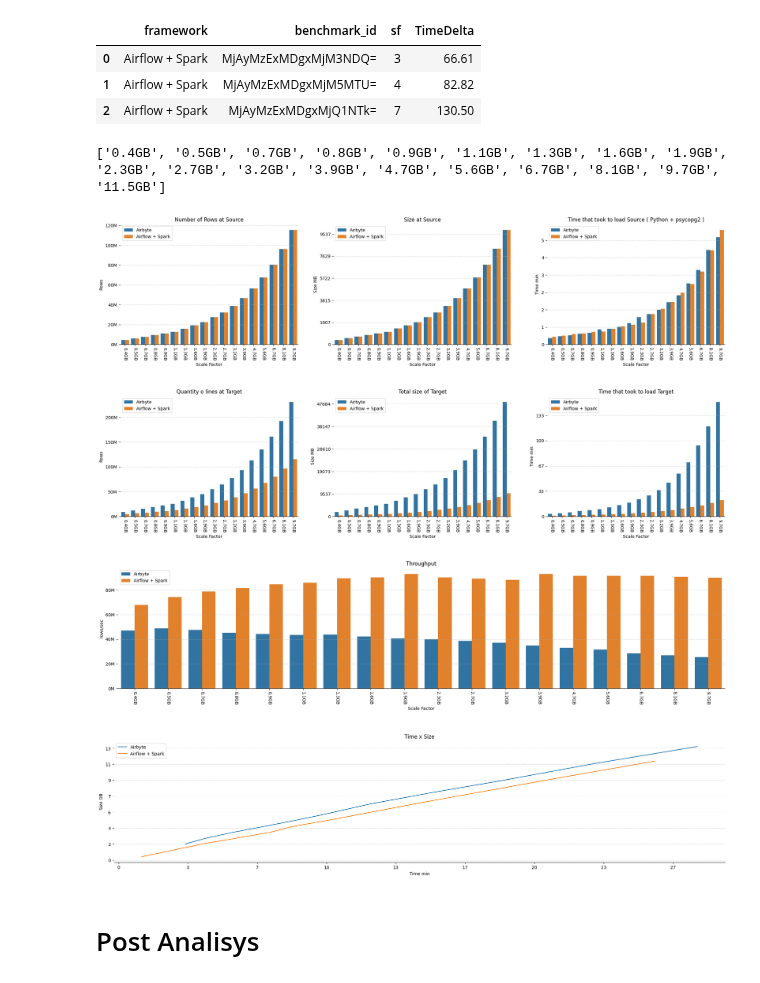
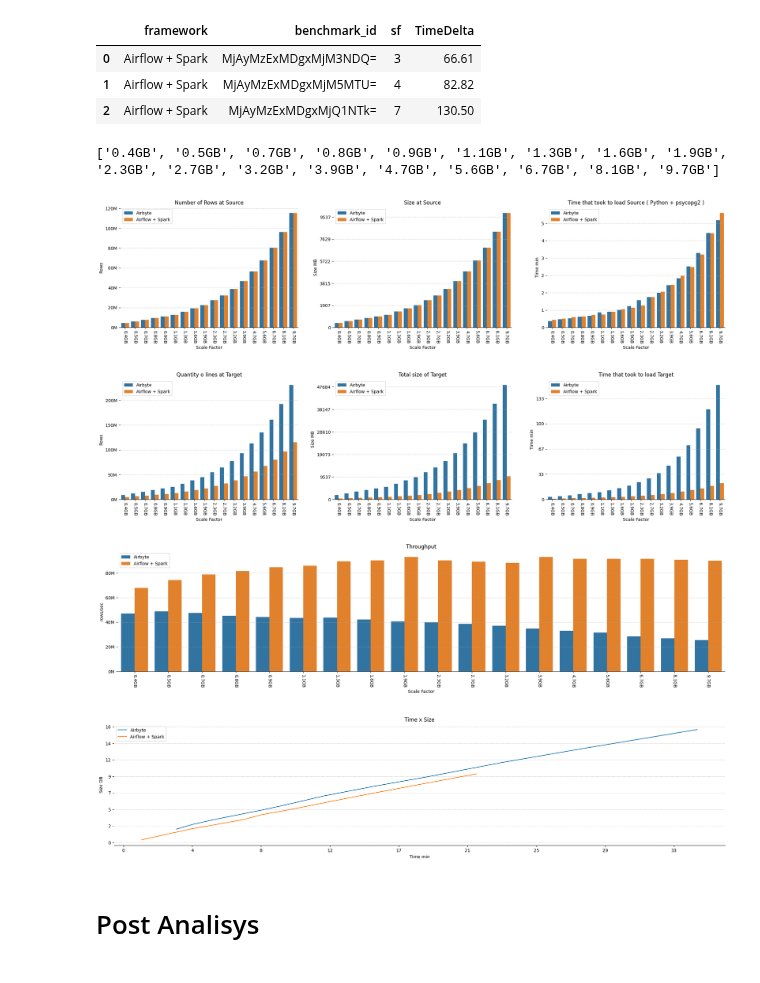
Before and after one commit to bombermal/TCC, a Jupyter notebook: Monitoring_VM/Retrieve/pre_analisys.ipynb, the cells around one changed output. Cells and saved outputs as stored; diff of their text form; code cells hidden in the pictures.

```diff
--- a/Monitoring_VM/Retrieve/pre_analisys.ipynb
+++ b/Monitoring_VM/Retrieve/pre_analisys.ipynb
@@ -125,30 +127,26 @@ display(target_status.head(3))
 | 1 | Airflow + Spark | MjAyMzExMDgxMjM5MTU= | 4 | 82.82 |
 | 2 | Airflow + Spark | MjAyMzExMDgxMjQ1NTk= | 7 | 130.50 |
 # %%
-mask = source_grouped.framework == "Airflow + Spark"
+mask = source_grouped.framework == "Airbyte"
 # Transform in dictionary, sf as key, total_size_bytes as value
 temp = source_grouped.loc[mask, ["sf", "total_size_bytes"]]
 temp.total_size_bytes = temp.total_size_bytes.astype(float)
 temp.sf = temp.sf.astype(int)
 temp.total_size_bytes = temp.total_size_bytes.apply(lambda x: round(x/ 1024 / 1024 /1024, 1))
 temp.sort_values(by="sf", inplace=True)
-print([ str(x)+"GB" for x in temp.total_size_bytes.to_list()])
+x_tick_labels = [ str(x)+"GB" for x in temp.total_size_bytes.to_list()]
+print(x_tick_labels)
 # %% [output]
-['0.4GB', '0.5GB', '0.7GB', '0.8GB', '0.9GB', '1.1GB', '1.3GB', '1.6GB', '1.9GB', '2.3GB', '2.7GB', '3.2GB', '3.9GB', '4.7GB', '5.6GB', '6.7GB', '8.1GB', '9.7GB', '11.5GB']
+['0.4GB', '0.5GB', '0.7GB', '0.8GB', '0.9GB', '1.1GB', '1.3GB', '1.6GB', '1.9GB', '2.3GB', '2.7GB', '3.2GB', '3.9GB', '4.7GB', '5.6GB', '6.7GB', '8.1GB', '9.7GB']
 # %%
-x_tick_labels = ['0.4GB', '0.5GB', '0.7GB', '0.8GB', '0.9GB', '1.1GB', '1.3GB', '1.6GB', '1.9GB', '2.3GB', '2.7GB', '3.2GB', '3.9GB', '4.7GB', '5.6GB', '6.7GB', '8.1GB', '9.7GB']#, '11.5GB']
 fig, ax = plt.subplots(1, 3, figsize=(25, 5))
-# sns.barplot(x="sf", y="time_delta", color="green", data=python_df, ax=ax[2])
-mask = source_grouped.sf < 86
+mask = source_grouped.sf < 125
 for idx, col in enumerate(["rows_count", "total_size_bytes", "time_delta"]):
     g = sns.barplot(x="sf", y=col, hue="framework", data=source_grouped[mask], ax=ax[idx])
     if idx == 0:
-        # Set y-axis scale to millions with separators
         ax[idx].yaxis.set_major_formatter(lambda x, pos: '{:.0f}'.format(x/1000000) + 'M')
         ax[idx].set(ylabel="Rows", xlabel="Scale Factor", title="Number of Rows at Source")
     elif idx == 1:
-        # Set y-axis frequency to rise by 2000 until 14000
-        # ax[idx].yaxis.set_major_locator(range(0, 14000, 2000))
         ax[idx].yaxis.set_major_formatter(lambda x, pos: '{:.0f}'.format(x/1024/1024))
         ax[idx].set(ylabel="Size MB", xlabel="Scale Factor", title='Size at Source')
     else:
@@ -156,7 +154,6 @@ for idx, col in enumerate(["rows_count", "total_size_bytes", "time_delta"]):
         ax[idx].set(ylabel="Time min", xlabel="Scale Factor", title="Time that took to load Source ( Python + psycopg2 )")
     ax[idx].set_xticks(range(len(x_tick_labels)))
     ax[idx].set_xticklabels(x_tick_labels)
-    # rotate x_tick_labels 90º
     for item in g.get_xticklabels():
         item.set_rotation(270)
     ax[idx].grid(axis='y', linestyle=':')
@@ -165,21 +162,18 @@ sns.despine(left=True)
 plt.show()
 
 fig, ax = plt.subplots(1, 3, figsize=(25, 5))
-mask = target_grouped.sf < 86
+mask = target_grouped.sf < 125
 for idx, col in enumerate(["rows_count", "total_size_bytes"]):
     g = sns.barplot(x="sf", y=col, hue="framework", data=target_grouped[mask], ax=ax[idx])
     if idx == 0:
-        # Set y-axis scale to millions with separators
         ax[idx].yaxis.set_major_formatter(lambda x, pos: '{:.0f}'.format(x/1000000) + 'M')
         ax[idx].set(ylabel="Rows", xlabel="Scale Factor", title="Quantity o lines at Target")
     else:
-        # Divide by 1024 to get MB
         ax[idx].yaxis.set_major_formatter(lambda x, pos: '{:.0f}'.format(x/1024/1024))
         ax[idx].set(ylabel="Size MB", xlabel="Scale Factor", title="Total size of Target")
 
     ax[idx].set_xticks(range(len(x_tick_labels)))
     ax[idx].set_xticklabels(x_tick_labels)
-    # rotate x_tick_labels 90º
     for item in g.get_xticklabels():
         item.set_rotation(270)
     ax[idx].grid(axis='y', linestyle=':')
@@ -188,7 +182,7 @@ for idx, col in enumerate(["rows_count", "total_size_bytes"]):
 # plt.show()
 
 source_status_combined = source_status_combined.sort_values(by=["framework", "sf"]).reset_index(drop=True)
-mask = source_status_combined.sf < 86
+mask = source_status_combined.sf < 125
 g = sns.barplot(x="sf", y="TimeDelta", hue="framework", data=source_status_combined[mask], ax=ax[2])
 # Set y-axis scale to millions with separators
 ax[2].yaxis.set_major_formatter(lambda x, pos: '{:.0f}'.format(x/60))
@@ -204,40 +198,40 @@ sns.despine(left=True)
 plt.show()
 
 df_throughput = df_throughput.sort_values(by=["framework", "sf"]).reset_index(drop=True)
-mask = df_throughput.sf < 86
+mask = df_throughput.sf < 125
 fig, ax = plt.subplots(figsize=(25, 5))
 g = sns.barplot(x="sf", y="Throughput", hue="framework", data=df_throughput[mask], ax=ax)
 # Set y-axis scale to millions with separators
 ax.set_xticks(range(len(x_tick_labels)))
 ax.set_xticklabels(x_tick_labels)
 # rotate x_tick_labels 90º
 for item in g.get_xticklabels():
     item.set_rotation(270)
 ax.yaxis.set_major_formatter(lambda x, pos: '{:,.0f}'.format(x/1000) + 'M')
 ax.set(ylabel="rows/sec", xlabel="Scale Factor", title="Throughput")
 ax.grid(axis='y', linestyle=':')
 ax.legend(fancybox=False)
 sns.despine(left=True)
 plt.show()
 
 temp_df = target_grouped.merge(source_status_combined, left_on=["framework", "benchmark_id", "sf"], right_on=["framework", "benchmark_id", "sf"], how="inner")
 
 fig, ax = plt.subplots(figsize=(25, 5))
-mask = temp_df.TimeDelta < 33*60
+mask = temp_df.TimeDelta < 40*60
 sns.lineplot(x="TimeDelta", y="total_size_bytes", hue="framework", data=temp_df[mask], ax=ax)
 # Set y-axis scale to millions with separators
 ax.yaxis.set_major_formatter(lambda x, pos: '{:.0f}'.format(x/1024/1024/1024))
 ax.xaxis.set_major_formatter(lambda x, pos: '{:.0f}'.format(x/60))
 ax.set(ylabel="Size GB", xlabel="Time min", title="Time x Size")
 ax.grid(axis='y', linestyle=':')
 ax.legend(fancybox=False)
 sns.despine(left=True)
 plt.show()
 # %% [output]
 [figure]
 [figure]
 [figure]
-[figure, old version]
+[figure, new version]
 # %% [markdown]
 # Post Analisys
 # %%
```
Also changed, not shown: parts of 14 cells of this notebook, 13 other files.
